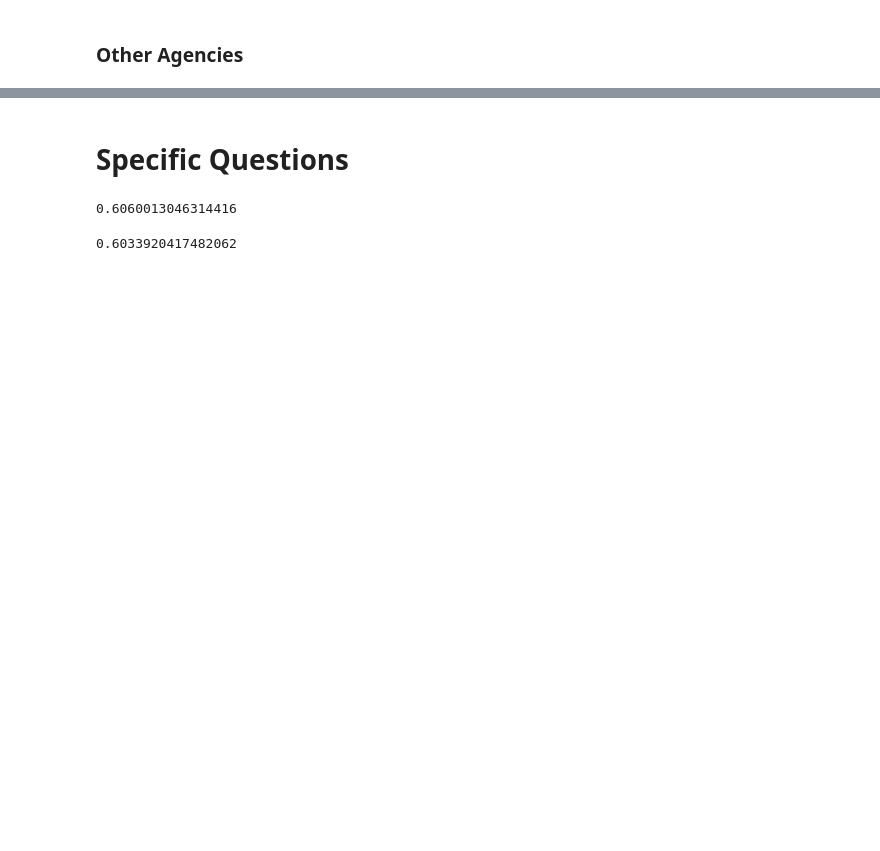
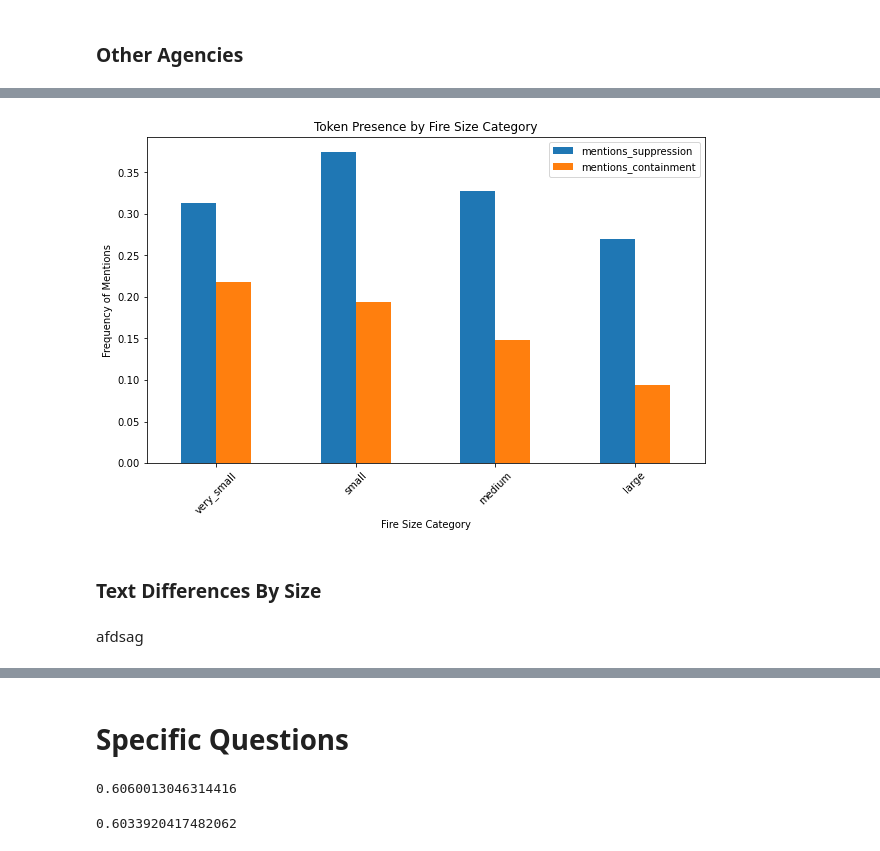
Before and after one commit to aidanwagers/Capstone-Fire-Text-Analysis, a Jupyter notebook: Product Notebook.ipynb, the cells around one changed output, grey strips where cells are left out. Saved outputs shown, nothing was run; the diff lists cells and outputs as text; code cells hidden in the pictures; blank space fills up the shorter version.

```diff
--- a/Product Notebook.ipynb
+++ b/Product Notebook.ipynb
@@ -2572,0 +2839,6 @@ common_words_present      :
+# %%
+percentile_thresholds = np.percentile(data['acreage'], [25, 50, 75])
+firebins = [0] + list(percentile_thresholds) + [data['acreage'].max()]
+size_labels = ['very_small', 'small', 'medium', 'large']
+
+data['size_cat'] = pd.cut(data['acreage'], bins=firebins, labels=size_labels, include_lowest=True)
@@ -2572,0 +2847,17 @@ common_words_present      :
+# %%
+data['mentions_suppression'] = data['combined_text'].str.contains('suppression', case=False, na=False).astype(int)
+data['mentions_containment'] = data['combined_text'].str.contains('containment', case=False, na=False).astype(int)
+# %%
+token_presence_by_size = data.groupby('size_cat')[['mentions_suppression', 'mentions_containment']].mean()
+# %%
+token_presence_by_size.plot(kind='bar', figsize=(10, 6), title="Token Presence by Fire Size Category")
+plt.xlabel('Fire Size Category')
+plt.ylabel('Frequency of Mentions')
+plt.xticks(rotation=45)
+plt.show()
+# %% [output]
+[figure, added]
+# %% [markdown]
+### Text Differences By Size
+# %% [markdown]
+afdsag
```
Also changed, not shown: parts of 65 cells of this notebook.
